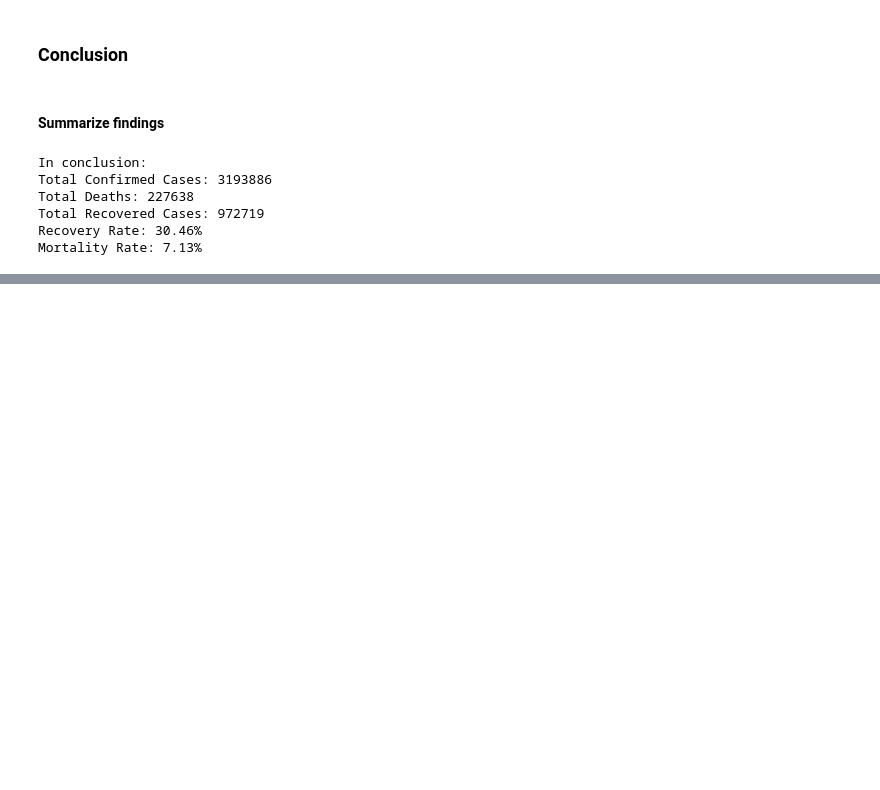
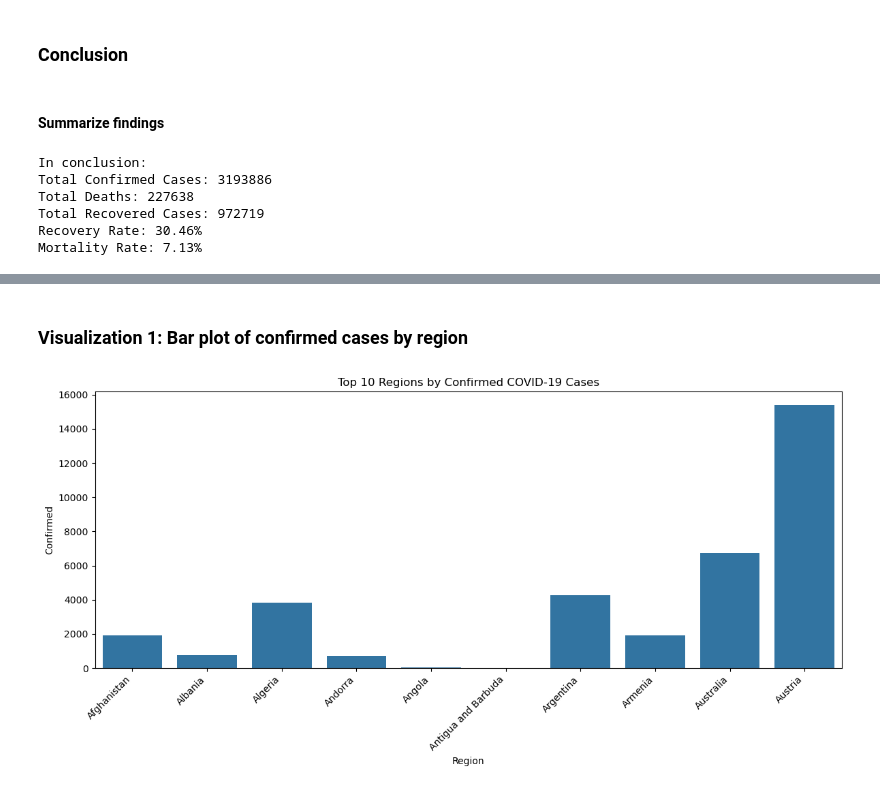
Before and after one commit to georgezacharia/covid_19_data_analysis_python, a Jupyter notebook: covid_19_data_analysis.ipynb, the cells around one changed output, grey strips where cells are left out. Saved outputs shown, nothing was run; the diff lists cells and outputs as text; code cells hidden in the pictures; blank space fills up the shorter version.

```diff
--- a/covid_19_data_analysis.ipynb
+++ b/covid_19_data_analysis.ipynb
@@ -203,0 +206,6 @@ Mortality Rate: 7.13%
+# %%
+region_data = data.groupby('Region').agg({
+    'Confirmed': 'sum',
+    'Deaths': 'sum',
+    'Recovered': 'sum'
+}).reset_index()
@@ -203,0 +214,4 @@ Mortality Rate: 7.13%
+# %%
+region_data['Active'] = region_data['Confirmed'] - region_data['Deaths'] - region_data['Recovered']
+region_data['Mortality_Rate'] = (region_data['Deaths'] / region_data['Confirmed']) * 100
+region_data['Recovery_Rate'] = (region_data['Recovered'] / region_data['Confirmed']) * 100
@@ -203,0 +220,2 @@ Mortality Rate: 7.13%
+# %%
+region_data = region_data.sort_values('Confirmed', ascending=False)
@@ -203,0 +240,11 @@ Mortality Rate: 7.13%
+# %% [markdown]
+###  Visualization 1: Bar plot of confirmed cases by region
+# %%
+plt.figure(figsize=(12, 6))
+sns.barplot(x='Region', y='Confirmed', data=region_data.head(10))
+plt.title('Top 10 Regions by Confirmed COVID-19 Cases')
+plt.xticks(rotation=45, ha='right')
+plt.tight_layout()
+plt.show()
+# %% [output]
+[figure, added]
```
Also changed, not shown: parts of 14 cells of this notebook.
